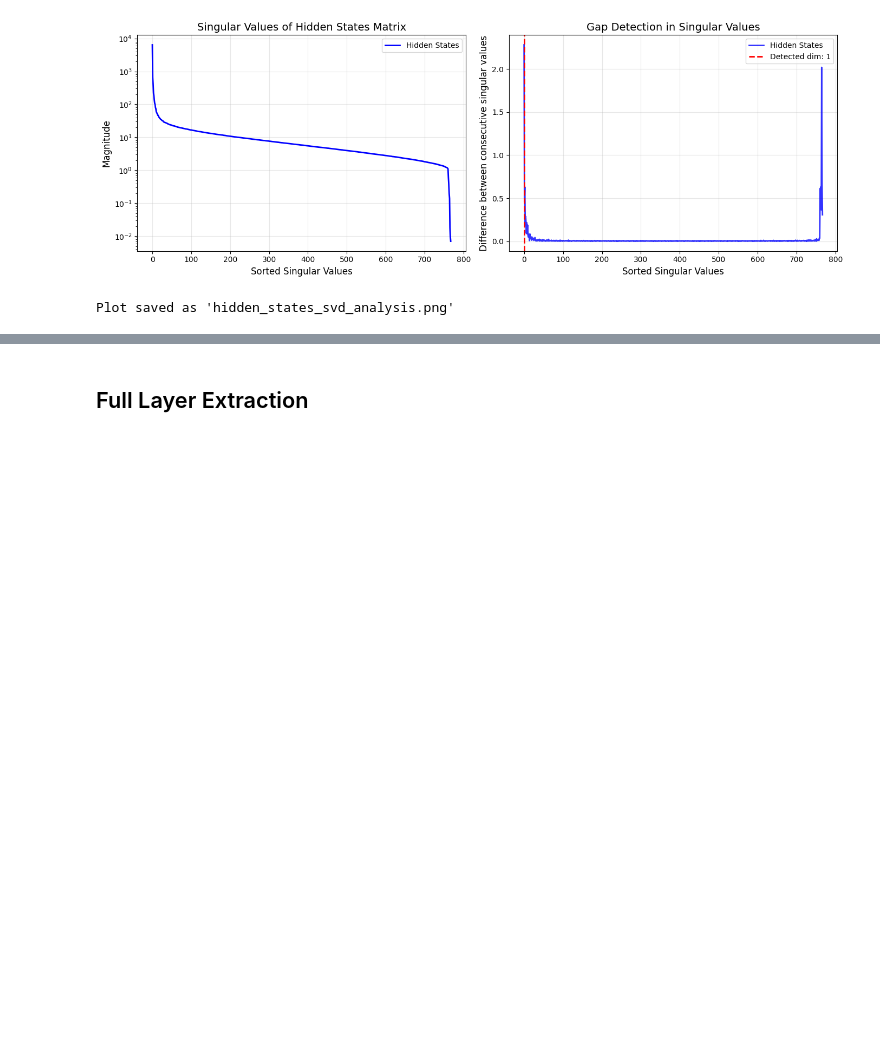
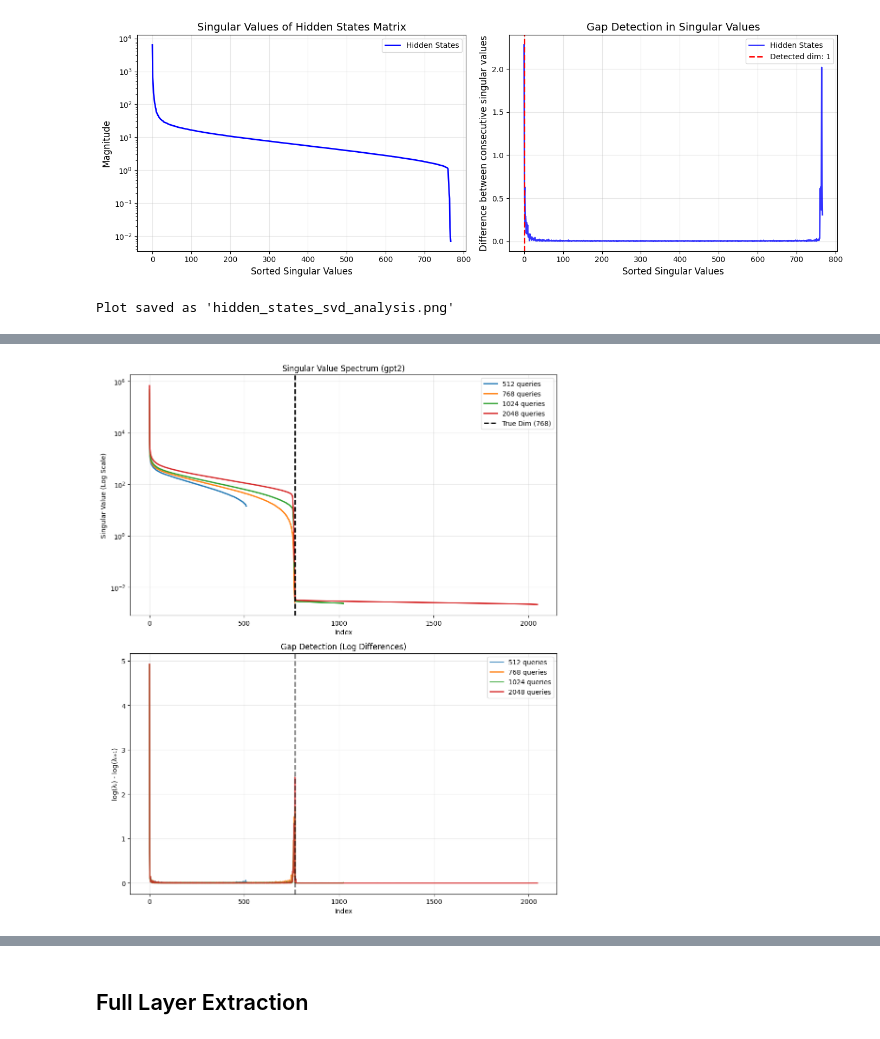
Before and after one commit to alirezafarashah/ift6164_adversarial_machine_learning, a Jupyter notebook: attack.ipynb, the cells around one changed output, grey strips where cells are left out. Saved outputs shown, nothing was run; the diff lists cells and outputs as text; code cells hidden in the pictures; blank space fills up the shorter version.

```diff
--- a/attack.ipynb
+++ b/attack.ipynb
@@ -188,3 +188,94 @@ This suggests the hidden dimension is: 1
 True hidden dimension: 768
 [figure]
 Plot saved as 'hidden_states_svd_analysis.png'
+# %%
+from transformers import AutoModelForCausalLM, AutoTokenizer
+import torch
+import numpy as np
+import random
+import matplotlib.pyplot as plt
+
+model_name = "gpt2"
+model = AutoModelForCausalLM.from_pretrained(model_name)
+tokenizer = AutoTokenizer.from_pretrained(model_name)
+model.eval()
+
+vocab_size = tokenizer.vocab_size
+if hasattr(model.config, 'hidden_size'):
+    true_dim = model.config.hidden_size
+
+max_queries = 2048
+print(f"\nGenerating {max_queries} unique random prompts with longer length ...")
+
+random_prompts = set()
+while len(random_prompts) < max_queries:
+    num_tokens = 128
+    token_ids = random.sample(range(vocab_size), num_tokens)
+    prompt = tokenizer.decode(token_ids, skip_special_tokens=True).strip()
+    if prompt:
+        random_prompts.add(prompt)
+
+random_prompts = list(random_prompts)
+
+
+all_logits = []
+all_hidden_states = []
+for i, prompt in enumerate(random_prompts):
+    if i % 100 == 0:
+        print(f"  Query {i}/{len(random_prompts)}")
+
+    inputs = tokenizer(prompt, return_tensors="pt")
+    with torch.no_grad():
+        outputs = model(**inputs, output_hidden_states=True)
+        final_hidden_state = outputs.hidden_states[-1][0, -1, :].numpy()
+        all_hidden_states.append(final_hidden_state)
+        # Extract last token logits
+        logits = outputs.logits[0, -1, :].numpy()
+        all_logits.append(logits)
+
+full_matrix = np.array(all_logits)
+
+
+fig, (ax1, ax2) = plt.subplots(2, 1, figsize=(10, 12))
+query_subsets = [512, 768, 1024, 2048]
+
+colors = ['C0', 'C1', 'C2', 'C3']
+
+for n, color in zip(query_subsets, colors):
+    print(f"Subset n={n}")
+    sub_matrix = full_matrix[:n, :]
+
+
+    S = np.linalg.svd(sub_matrix, full_matrices=False, compute_uv=False)
+
+    ax1.plot(S, linewidth=2, label=f'{n} queries', color=color)
+
+    log_diffs = np.log(S[:-1]) - np.log(S[1:])
+
+    ax2.plot(log_diffs, linewidth=2, label=f'{n} queries', color=color, alpha=0.8)
+
+
+ax1.set_title(f'Singular Value Spectrum ({model_name})')
+ax1.set_ylabel('Singular Value (Log Scale)')
+ax1.set_xlabel('Index')
+ax1.set_yscale('log')
+ax1.grid(True, which="both", alpha=0.3)
+if hasattr(model.config, 'hidden_size'):
+    ax1.axvline(x=true_dim, color='k', linestyle='--', linewidth=2, label=f'True Dim ({true_dim})')
+ax1.legend()
+
+
+ax2.set_title('Gap Detection (Log Differences)')
+ax2.set_ylabel('log(λᵢ) - log(λᵢ₊₁)')
+ax2.set_xlabel('Index')
+ax2.grid(True, alpha=0.3)
+if hasattr(model.config, 'hidden_size'):
+    ax2.axvline(x=true_dim-1, color='k', linestyle='--', linewidth=2, alpha=0.5)
+ax2.legend()
+
+plt.tight_layout()
+filename = f'hidden_dim_attack_combined_{model_name}.png'
+plt.savefig(filename, dpi=300)
+print(f"\nPlot saved as '{filename}'")
+plt.show()
+# %% [output]
@@ -190,0 +299 @@ Plot saved as 'hidden_states_svd_analysis.png'
+[figure, added]
```
Also changed, not shown: parts of 7 cells of this notebook.
